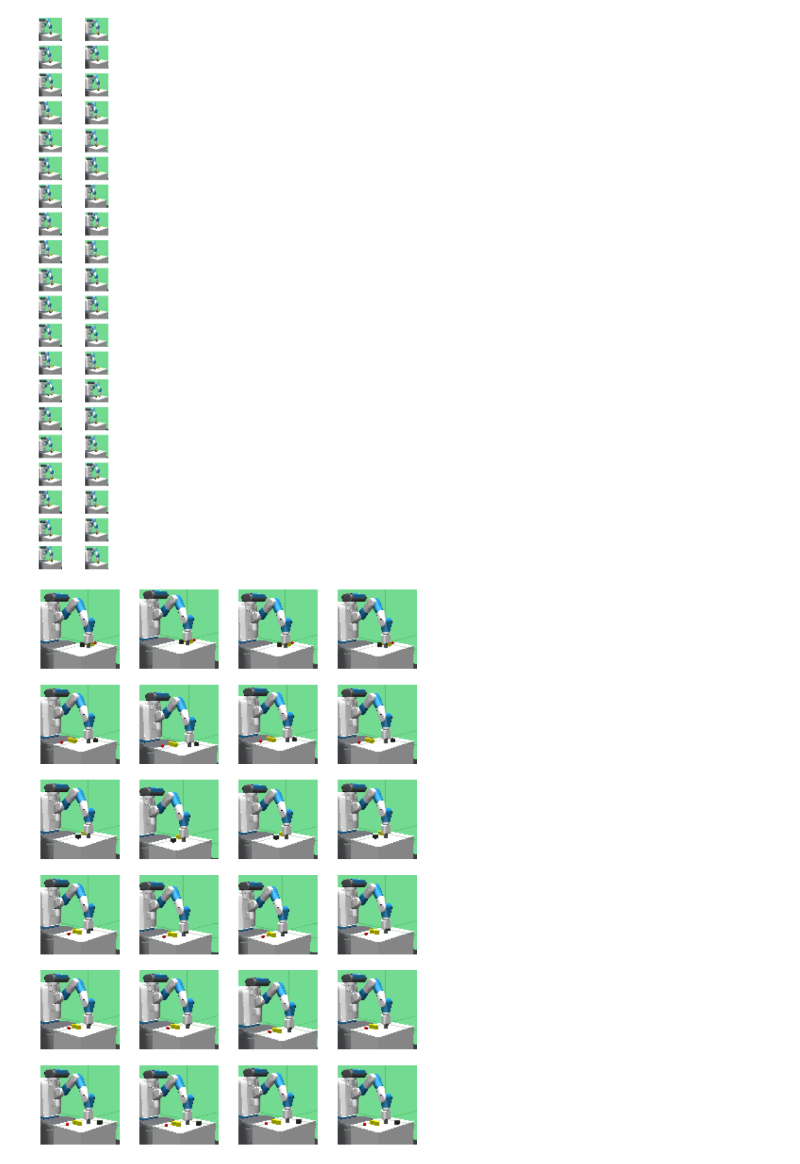
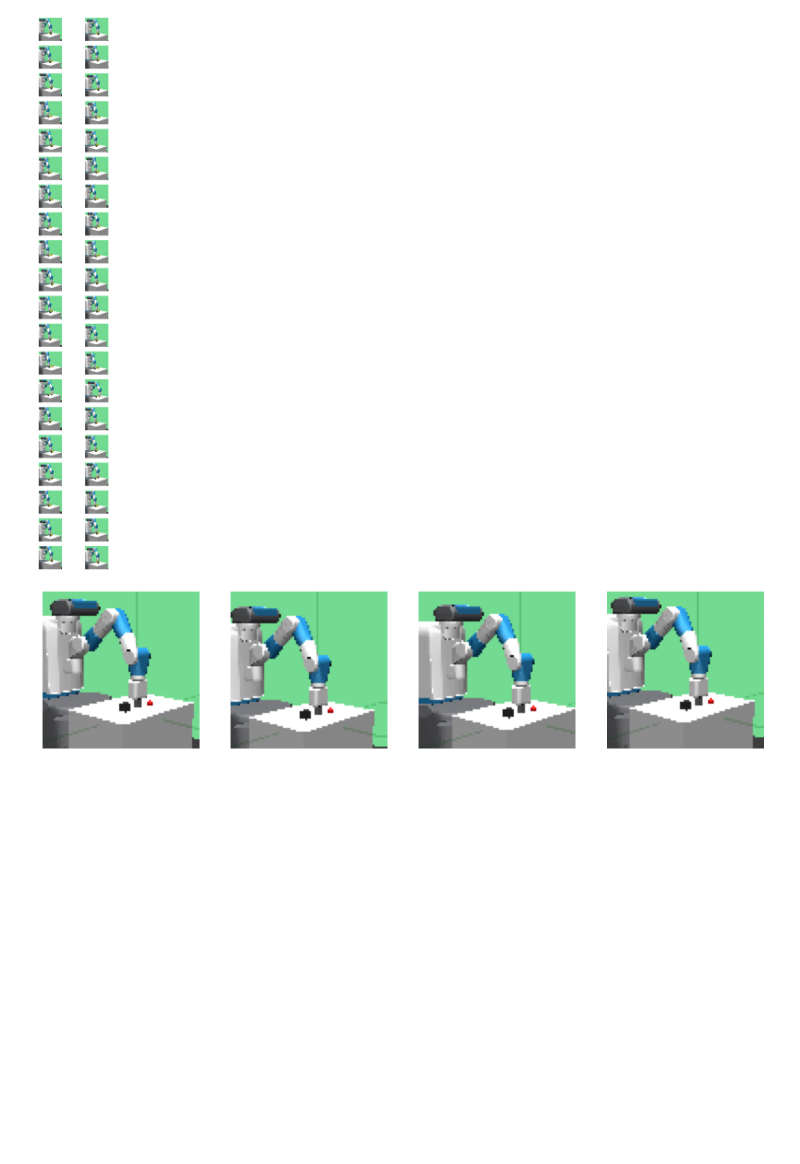
Before and after one commit to f-krone/SafeTransferLearningInChangingEnvironments, a Jupyter notebook: src/notebooks/analysis/DrQAnalysis.ipynb, the cells around one changed output. Drawn from its saved outputs; the diff is of its cells as text; code cells hidden in the pictures; blank space fills up the shorter version.

Commit message:
added a number of analysis notebooks This includes notebooks to generate graphs and result tables.

```diff
--- a/src/notebooks/analysis/DrQAnalysis.ipynb
+++ b/src/notebooks/analysis/DrQAnalysis.ipynb
@@ -15,8 +15,11 @@ from memory import ReplayBufferStorage, make_replay_buffer, ReplayBufferDataset,
 from utils.misc import eval_mode
 from utils.argument import Arguments
 # %%
-def load_agent_and_args(path, device=torch.device('cpu')):
+def load_agent_and_args(path, device=torch.device('cpu'), fix_new_args=False):
     args = Arguments(path + 'args.json')
+    if fix_new_args:
+        args.cost_samples = 10
+        args.cost_allowed_threshold = 0.05
     weights = torch.load(path + 'model/best_model.pt', map_location=device)
 
     if args.agent == 'sac_state':
@@ -33,6 +36,9 @@ def load_agent_and_args(path, device=torch.device('cpu')):
 # %%
 device = torch.device('cuda')
 agent, args = load_agent_and_args('../../sac_ae/log/CustomFetchPushCostSmallDense-v0-09-25-14-15-im84-b256-s1-drq/')
+# %%
+device = torch.device('cuda')
+agent, args = load_agent_and_args('../../../output/final/fetch-push-final/drq_robot-True_pr-True_aa-reward_0/', device=device, fix_new_args=True)
 # %%
 env = make_envs(args, is_eval=True, use_state=args.agent == 'sac_state')
 # %%
@@ -104,23 +110,28 @@ for i in range(num_images):
 # %%
 import torch.nn as nn
 import kornia
+# %%
+env_obs_shape = (3*args.frame_stack, args.env_image_size, args.env_image_size)
 # %%
 aug_trans = nn.Sequential(
     nn.ReplicationPad2d(args.image_pad),
     kornia.augmentation.RandomCrop((env_obs_shape[-1], env_obs_shape[-1])))
 # %%
-num_images = 6
+env.seed(11)
+num_images = 1
 num_augmentations = 4
 fig = plt.figure(figsize=(num_augmentations*5, num_images*5))
 for k in range(num_images):
     obs = env.reset()
     for i in range(num_augmentations):
         ax = plt.subplot(num_images, num_augmentations, num_augmentations * k + i + 1)
         plt.axis('off')
         img = torch.FloatTensor(obs['image'])
-        if i % 3 != 0:
+        if i != 0:
             img = aug_trans(img)[0]
         img = img[:3].numpy().transpose(1, 2, 0) / 255
         plt.imshow(img)
+
+plt.savefig('results/drq_visualization.png', bbox_inches='tight')
 # %% [output]
-[figure, old version]
+[figure, new version]
```
Also changed, not shown: parts of 2 cells of this notebook, 12 other files.
